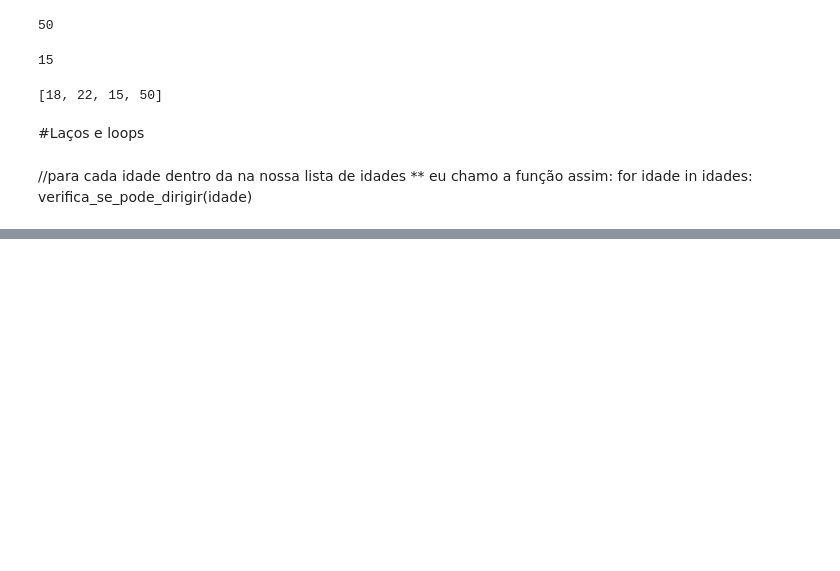
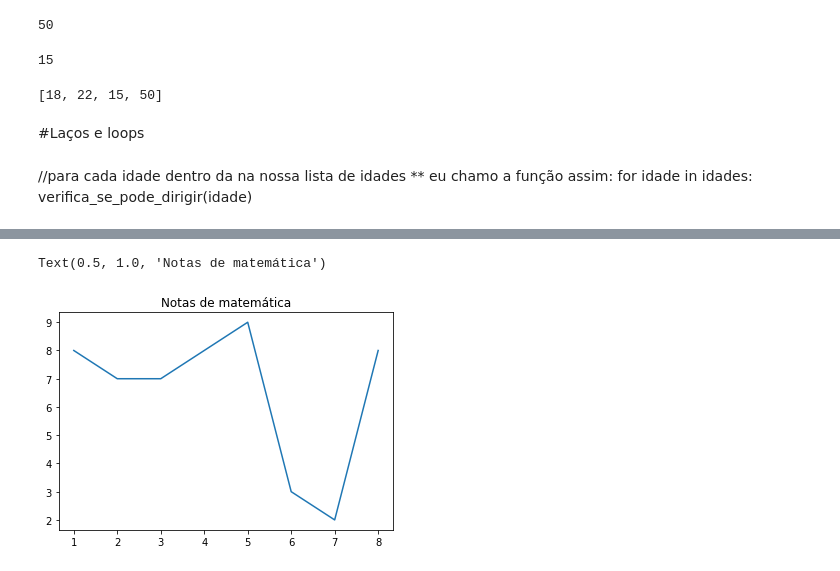
Before and after one commit to HalyneSalgueiro/logica_de_programacao, a Jupyter notebook: logica_de_programacao.ipynb, the cells around one changed output, grey strips where cells are left out. Drawn from its saved outputs; the diff is of its cells as text; code cells hidden in the pictures; blank space fills up the shorter version.

```diff
--- a/logica_de_programacao.ipynb
+++ b/logica_de_programacao.ipynb
@@ -233,0 +388,8 @@ def verifica_se_pode_dirigir(idade):
+# %%
+x = list(range(1, 9))
+y = notas_matematica
+plt.plot(x, y)
+plt.title('Notas de matemática')
+# %% [output]
+Text(0.5, 1.0, 'Notas de matemática')
+[figure, added]
```
Also changed, not shown: parts of 34 cells of this notebook.
